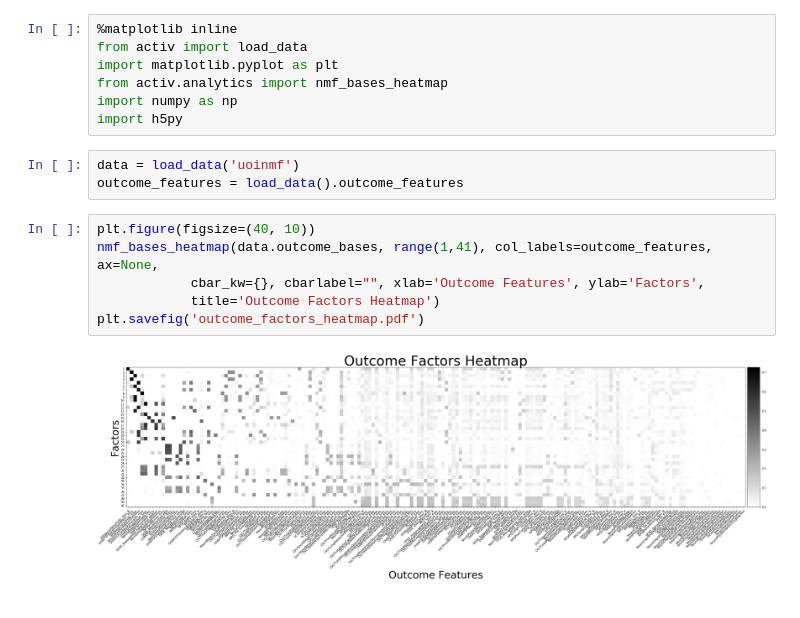
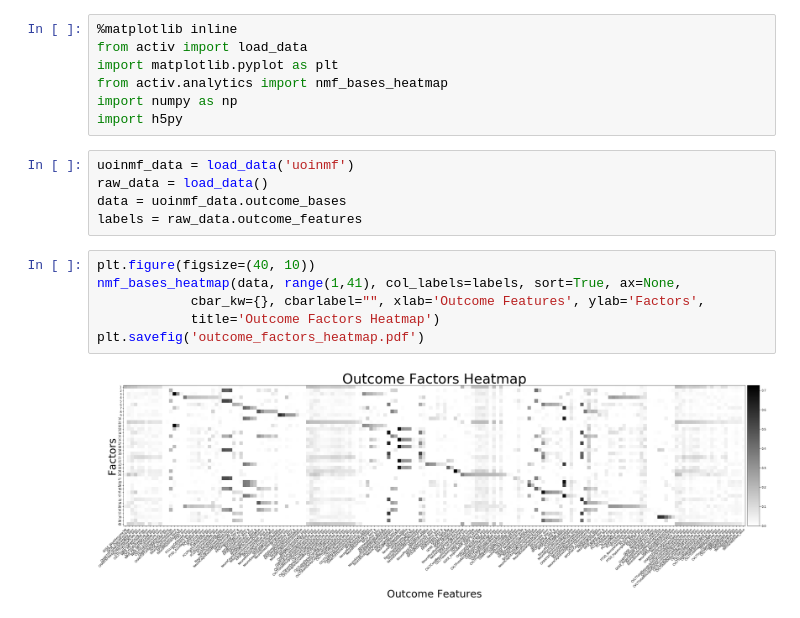
Before and after one commit to BouchardLab/ML_4_prec_prognosis, a Jupyter notebook: notebooks/outcome_factors_heatmap.ipynb, the cells around one changed output. Drawn from its saved outputs; the diff is of its cells as text.

```diff
--- a/notebooks/outcome_factors_heatmap.ipynb
+++ b/notebooks/outcome_factors_heatmap.ipynb
@@ -5,14 +5,16 @@ import matplotlib.pyplot as plt
 from activ.analytics import nmf_bases_heatmap
 import numpy as np
 import h5py
-# %%
-data = load_data('uoinmf')
-outcome_features = load_data().outcome_features
+# %%
+uoinmf_data = load_data('uoinmf')
+raw_data = load_data()
+data = uoinmf_data.outcome_bases
+labels = raw_data.outcome_features
 # %%
 plt.figure(figsize=(40, 10))
-nmf_bases_heatmap(data.outcome_bases, range(1,41), col_labels=outcome_features, ax=None,
+nmf_bases_heatmap(data, range(1,41), col_labels=labels, sort=True, ax=None,
             cbar_kw={}, cbarlabel="", xlab='Outcome Features', ylab='Factors',
             title='Outcome Factors Heatmap')
 plt.savefig('outcome_factors_heatmap.pdf')
 # %% [output]
-[figure, old version]
+[figure, new version]
```
